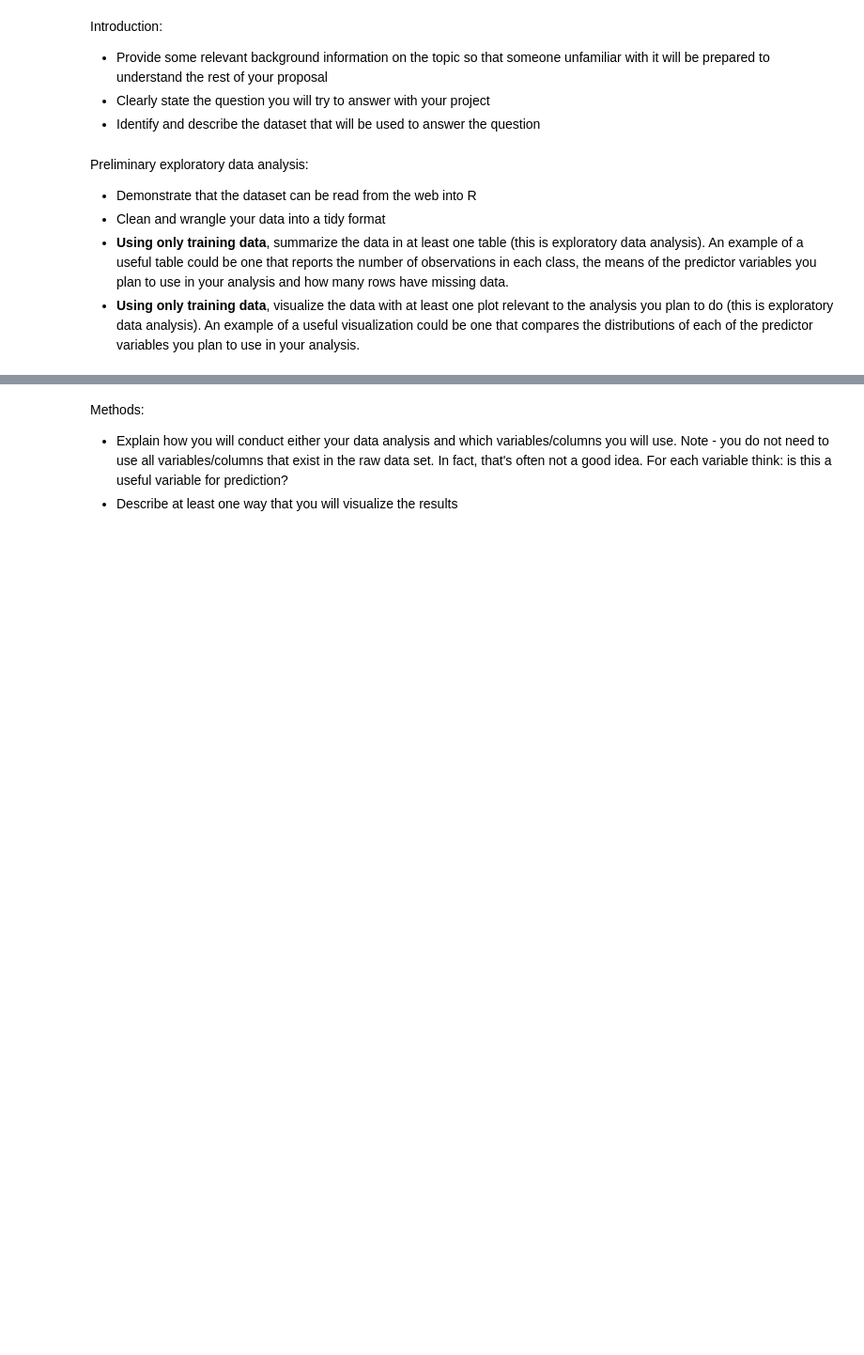
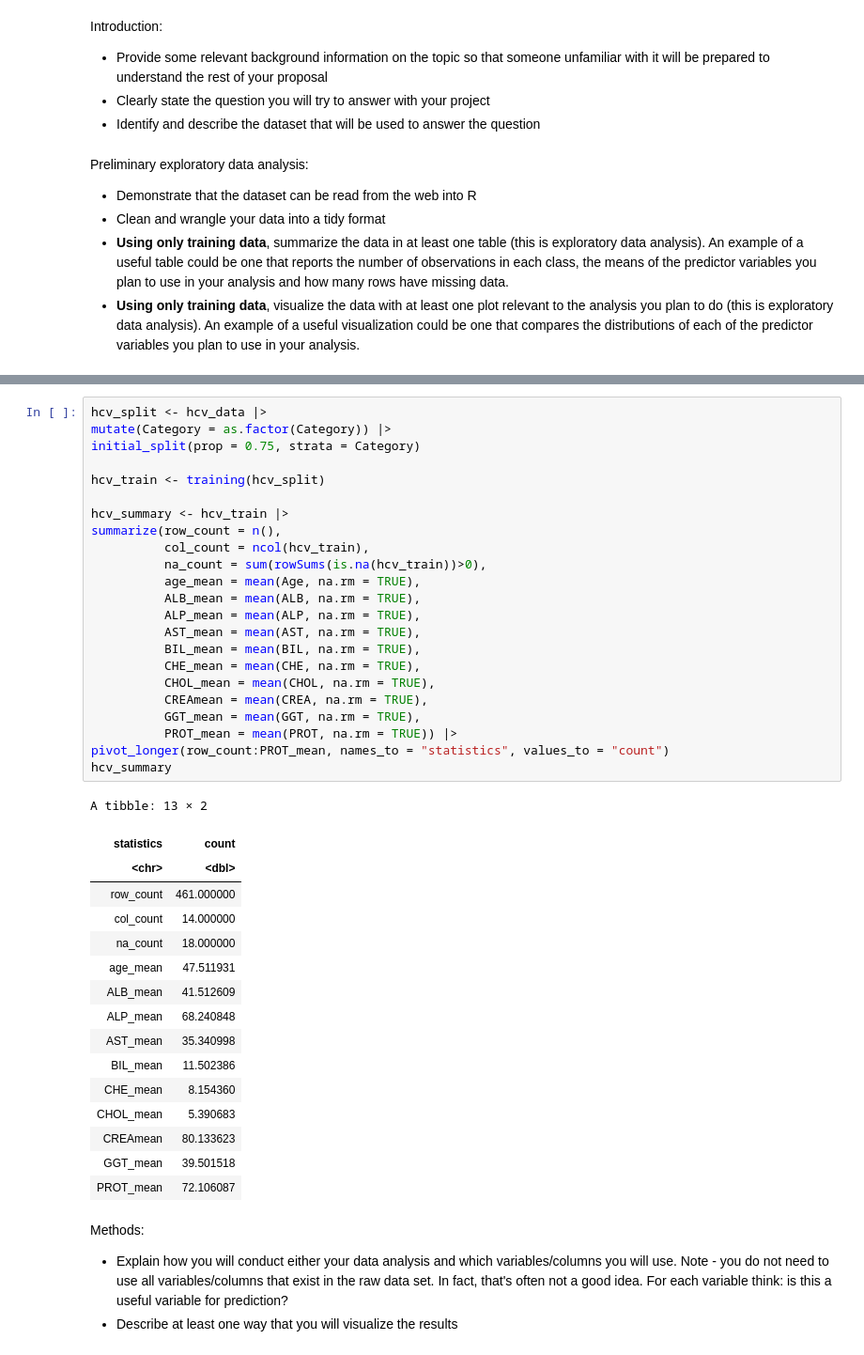
Before and after one commit to lilitvanyan/DS_Group_Project, a Jupyter notebook: DS_Group_Project_Proposal.ipynb, the cells around one changed output, grey strips where cells are left out. Shown: that part at 94% size. Saved outputs shown, nothing was run; the diff lists cells and outputs as text; blank space fills up the shorter version.

```diff
--- a/DS_Group_Project_Proposal.ipynb
+++ b/DS_Group_Project_Proposal.ipynb
@@ -68,3 +65,43 @@ A spec_tbl_df: 5110 × 12
+# %%
+hcv_split <- hcv_data |>
+mutate(Category = as.factor(Category)) |>
+initial_split(prop = 0.75, strata = Category)
+
+hcv_train <- training(hcv_split)
+
+hcv_summary <- hcv_train |>
+summarize(row_count = n(),
+          col_count = ncol(hcv_train),
+          na_count = sum(rowSums(is.na(hcv_train))>0),
+          age_mean = mean(Age, na.rm = TRUE),
+          ALB_mean = mean(ALB, na.rm = TRUE),
+          ALP_mean = mean(ALP, na.rm = TRUE),
+          AST_mean = mean(AST, na.rm = TRUE),
+          BIL_mean = mean(BIL, na.rm = TRUE),
+          CHE_mean = mean(CHE, na.rm = TRUE),
+          CHOL_mean = mean(CHOL, na.rm = TRUE),
+          CREAmean = mean(CREA, na.rm = TRUE),
+          GGT_mean = mean(GGT, na.rm = TRUE),
+          PROT_mean = mean(PROT, na.rm = TRUE)) |>
+pivot_longer(row_count:PROT_mean, names_to = "statistics", values_to = "count")
+hcv_summary
+# %% [output]
+A tibble: 13 × 2
+| statistics | count |
+| <chr> | <dbl> |
+| row_count | 461.000000 |
+| col_count | 14.000000 |
+| na_count | 18.000000 |
+| age_mean | 47.511931 |
+| ALB_mean | 41.512609 |
+| ALP_mean | 68.240848 |
+| AST_mean | 35.340998 |
+| BIL_mean | 11.502386 |
+| CHE_mean | 8.154360 |
+| CHOL_mean | 5.390683 |
+| CREAmean | 80.133623 |
+| GGT_mean | 39.501518 |
+| PROT_mean | 72.106087 |
 # %% [markdown]
 Methods:
 
```
Also changed, not shown: parts of 2 cells of this notebook.
